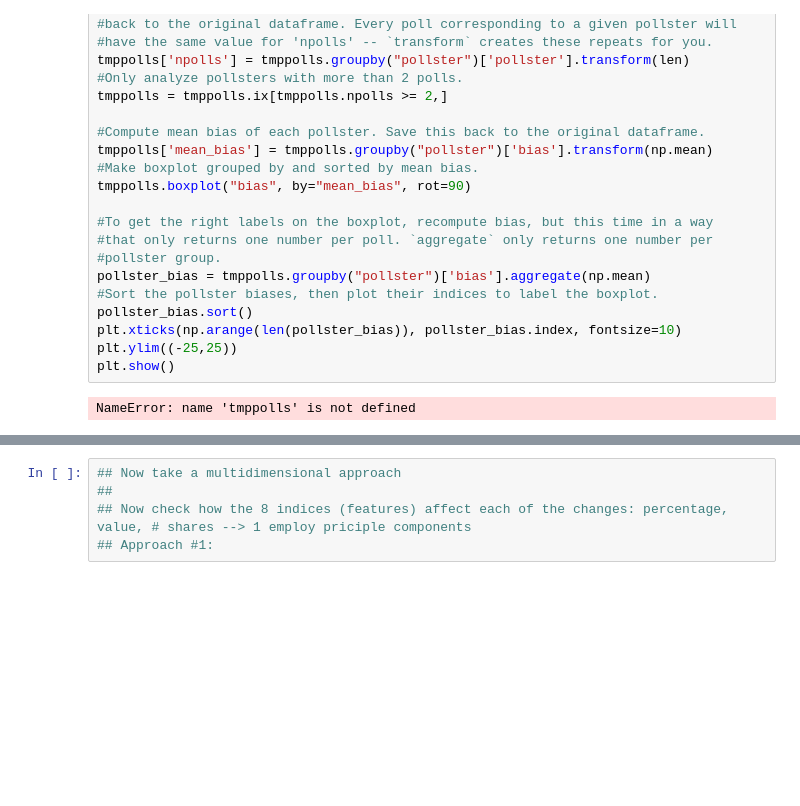
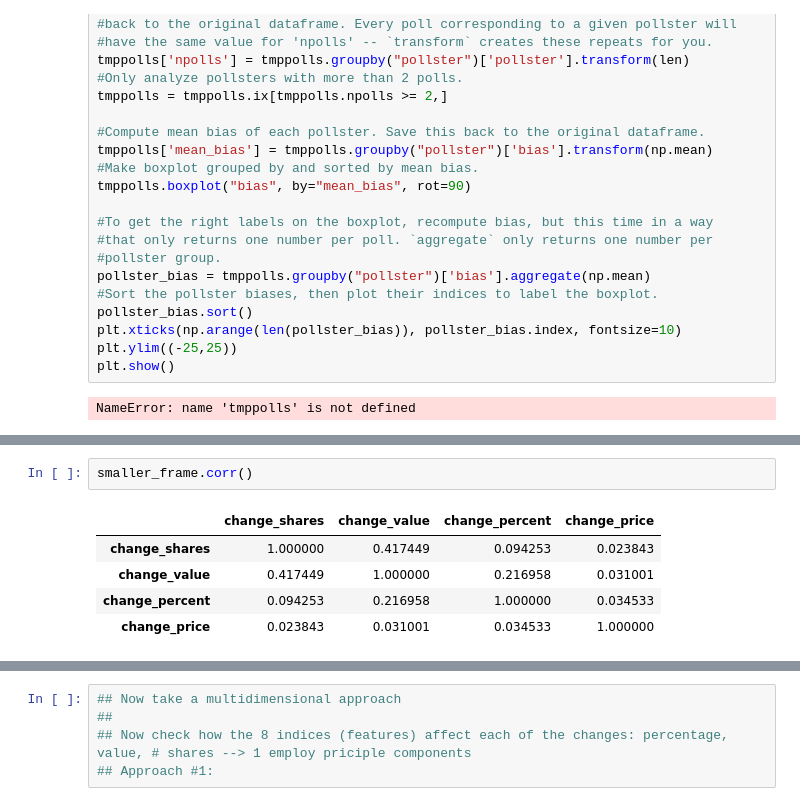
Before and after one commit to bfaviero/109proj, a Jupyter notebook: Introduction and Data Wrangling.ipynb, the cells around one changed output, grey strips where cells are left out. Cells and saved outputs as stored; diff of their text form; blank space fills up the shorter version.

```diff
--- a/Introduction and Data Wrangling.ipynb
+++ b/Introduction and Data Wrangling.ipynb
@@ -386,0 +321,8 @@ print np.mean(scores), np.std(scores)
+# %%
+smaller_frame.corr()
+# %% [output]
+|  | change_shares | change_value | change_percent | change_price |
+| change_shares | 1.000000 | 0.417449 | 0.094253 | 0.023843 |
+| change_value | 0.417449 | 1.000000 | 0.216958 | 0.031001 |
+| change_percent | 0.094253 | 0.216958 | 1.000000 | 0.034533 |
+| change_price | 0.023843 | 0.031001 | 0.034533 | 1.000000 |
```
Also changed, not shown: parts of 11 cells of this notebook, 1 other file.
